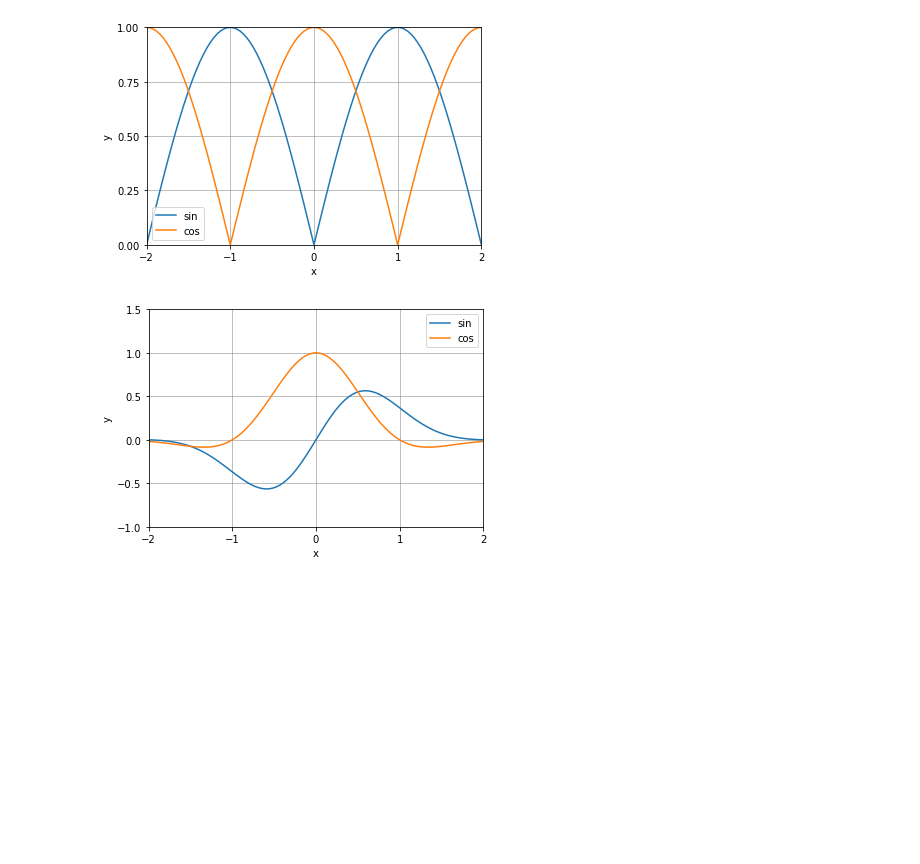
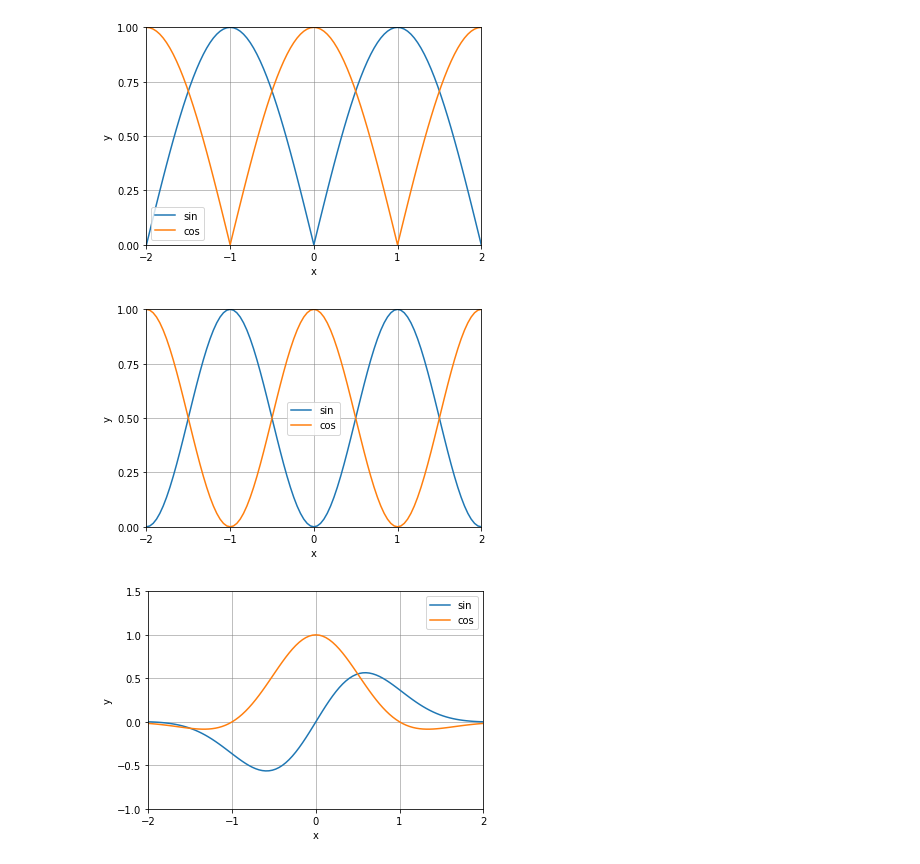
Before and after one commit to dmitry-s-danilov/numpy_quickstart, a Jupyter notebook: 05_universal_functions.ipynb, the cells around one changed output. Cells and saved outputs as stored; diff of their text form; code cells hidden in the pictures; blank space fills up the shorter version.

```diff
--- a/05_universal_functions.ipynb
+++ b/05_universal_functions.ipynb
@@ -93,6 +101,51 @@ plt.legend()
 plt.show()
 # %% [output]
 [figure]
+# %%
+# Split the interval.
+
+x_min, x_max, n = -2, 2, 50
+x = np.linspace(start=x_min, stop=x_max,
+                num=2 * n + 1)
+
+# Set ticks.
+
+k_x = 2
+x_ticks = np.linspace(start=x_min, stop=x_max,
+                      num=2 * k_x + 1)
+
+y_min, y_max, k_y = 0, 1, 2
+y_ticks = np.linspace(start=y_min, stop=y_max,
+                      num=2 * k_y + 1)
+
+# Plot the functions.
+
+plt.plot(x, np.sin(np.pi * x / 2) ** 2,
+         label='sin')
+plt.plot(x, np.cos(np.pi * x / 2) ** 2,
+         label='cos')
+
+plt.xlim(xmin=x_min, xmax=x_max)
+plt.ylim(ymin=y_min, ymax=y_max)
+
+plt.xticks(x_ticks)
+plt.yticks(y_ticks)
+
+plt.vlines(x_ticks[1: -1],
+           ymin=y_min, ymax=y_max,
+           linewidth=.5, color='grey')
+plt.hlines(y_ticks[1: -1],
+           xmin=x_min, xmax=x_max,
+           linewidth=.5, color='grey')
+
+plt.xlabel('x')
+plt.ylabel('y')
+
+plt.legend()
+
+plt.show()
+# %% [output]
+[figure, added]
 # %%
 # Split the interval.
 
```
Also changed, not shown: parts of 5 cells of this notebook, 1 other file.
